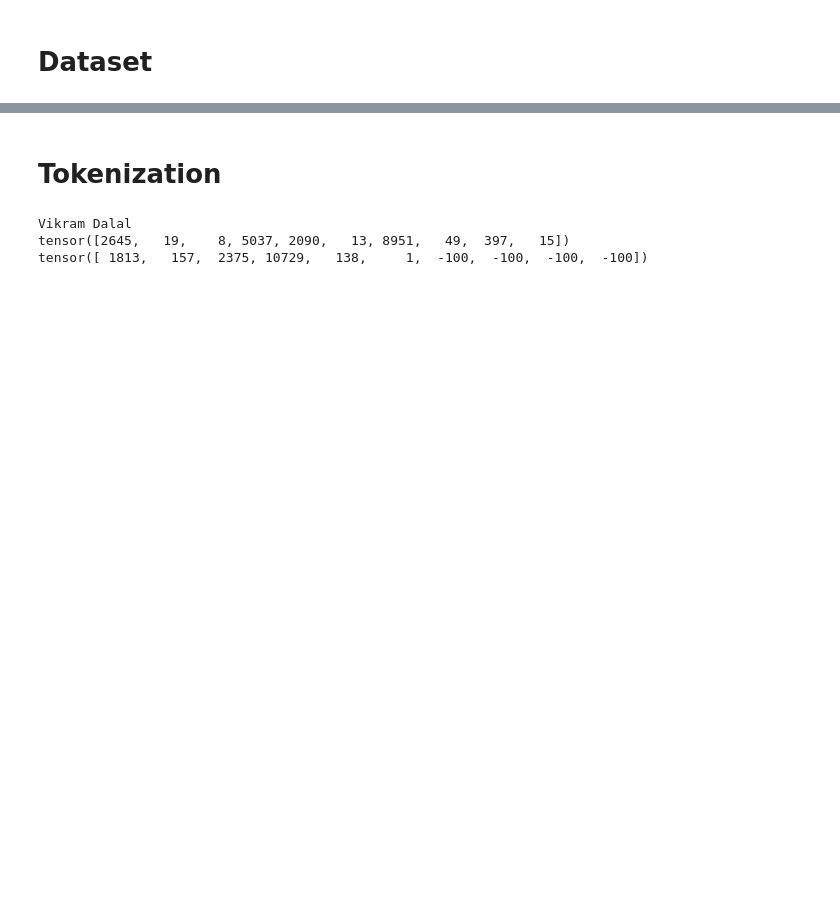
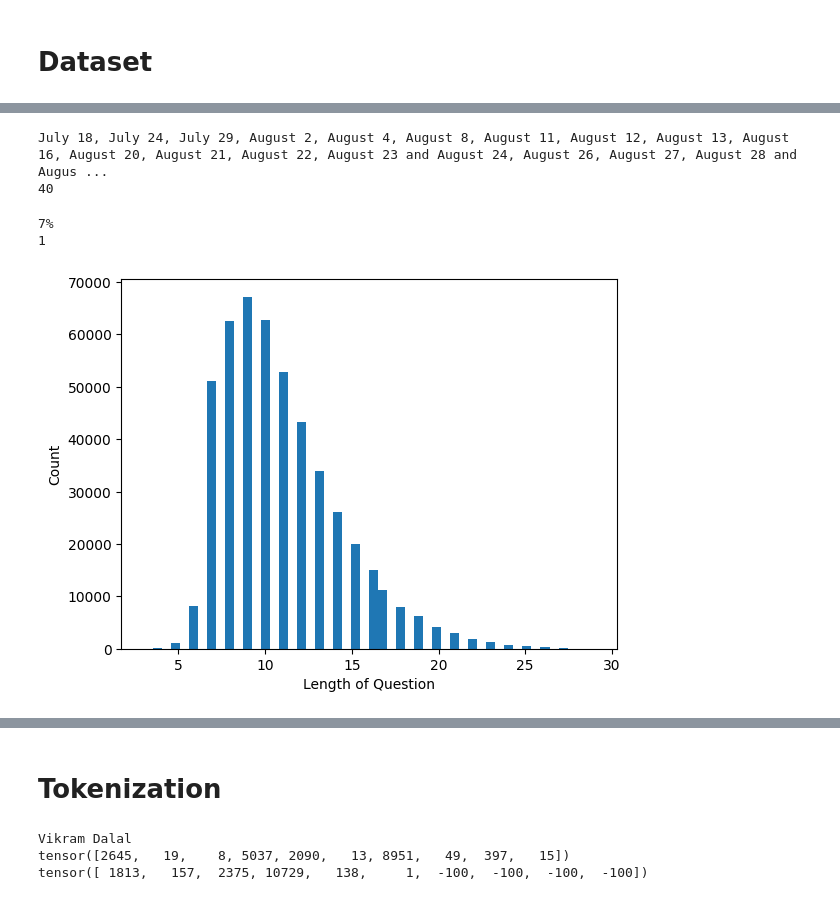
Before and after one commit to ambideXtrous9/FlanT5-SBERT-Model-for-NewsQA, a Jupyter notebook: NewsQA_FLAN_T5_model-METEOR.ipynb, the cells around one changed output, grey strips where cells are left out. Drawn from its saved outputs; the diff is of its cells as text; code cells hidden in the pictures; blank space fills up the shorter version.

```diff
--- a/NewsQA_FLAN_T5_model-METEOR.ipynb
+++ b/NewsQA_FLAN_T5_model-METEOR.ipynb
@@ -46,15 +92,32 @@ df
 # %%
-df['len_ans'] = df['len_ans'].apply(lambda x: len(x.split()))
+df['len_ans'] = df['answer'].apply(lambda x: len(x.split()))
 df['len_ques'] = df['question'].apply(lambda x: len(x.split()))
 # %%
 max_index = df['len_ans'].idxmax()
 sample = df.iloc[max_index]
 print(sample['answer'])
 print(sample['len_ans'])
+# %% [output]
+July 18, July 24, July 29, August 2, August 4, August 8, August 11, August 12, August 13, August 16, August 20, August 21, August 22, August 23 and August 24, August 26, August 27, August 28 and Augus ...
+40
 # %%
 min_index = df['len_ans'].idxmin()
 sample = df.iloc[min_index]
 print(sample['answer'])
 print(sample['len_ans'])
+# %% [output]
+7%
+1
+# %%
+# Plot histogram of length column
+plt.hist(df['len_ques'], bins=50)
+# Set x and y labels
+plt.xlabel('Length of Question')
+plt.ylabel('Count')
+
+# Show the plot
+plt.show()
+# %% [output]
+[figure, added]
 # %%
 # Plot histogram of length column
```
Also changed, not shown: parts of 23 cells of this notebook.
